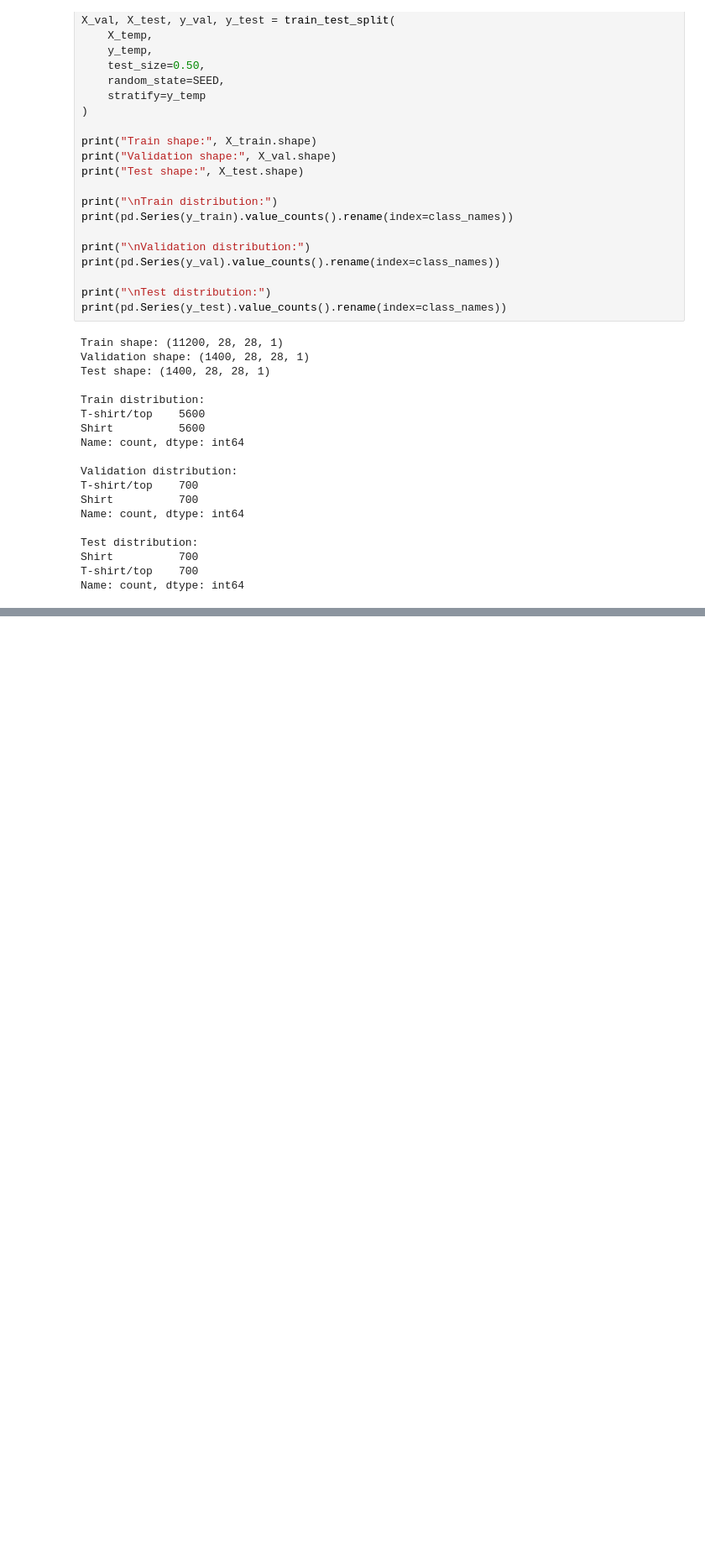
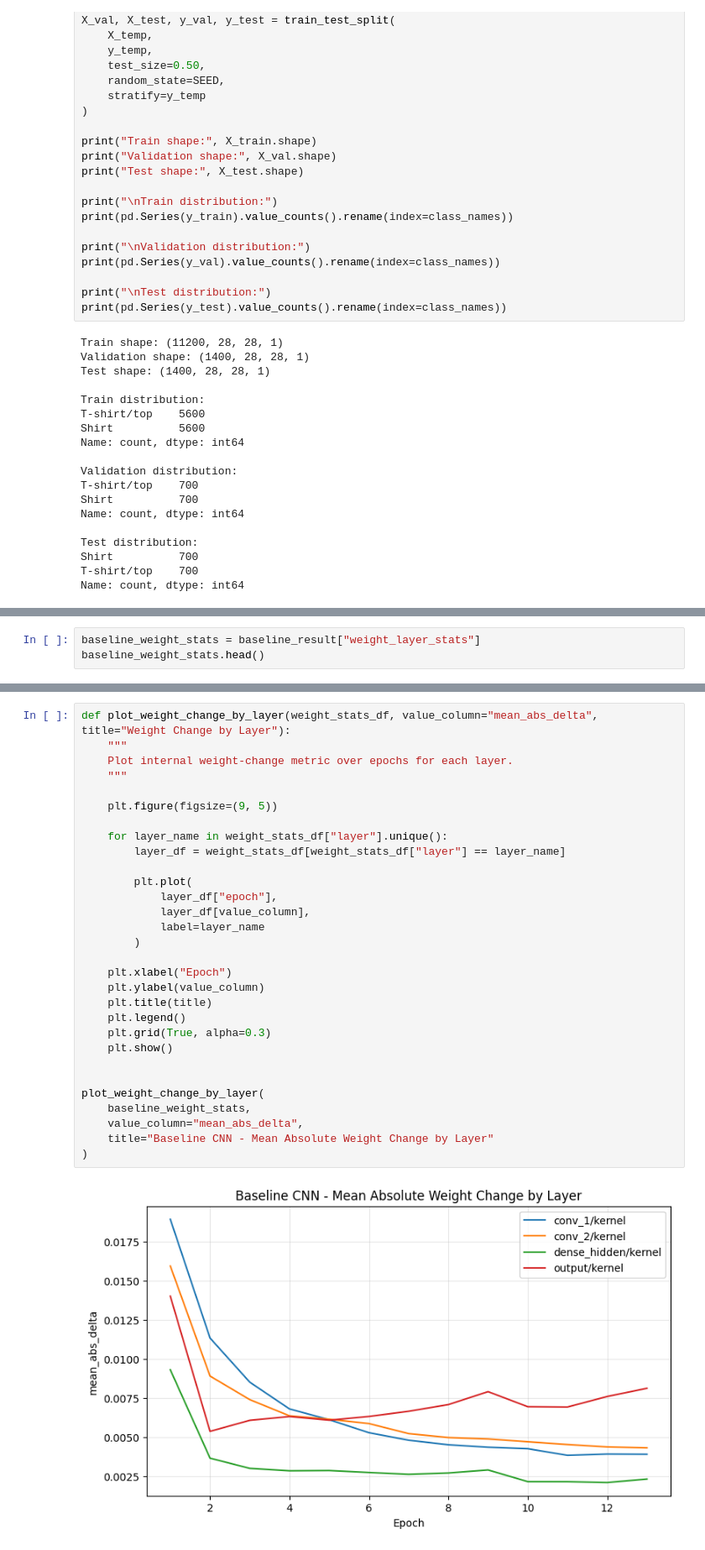
Before and after one commit to davidazimov069-maker/DeepLearning, a Jupyter notebook: FinalProject/DLFinalProject_DavidAviad.ipynb, the cells around one changed output, grey strips where cells are left out. Shown at 84% size. Drawn from its saved outputs; the diff is of its cells as text; blank space fills up the shorter version.

```diff
--- a/FinalProject/DLFinalProject_DavidAviad.ipynb
+++ b/FinalProject/DLFinalProject_DavidAviad.ipynb
@@ -1128,0 +1595,3 @@ plot_cnn_architecture()
+# %%
+baseline_weight_stats = baseline_result["weight_layer_stats"]
+baseline_weight_stats.head()
@@ -1128,0 +1605,32 @@ plot_cnn_architecture()
+# %%
+def plot_weight_change_by_layer(weight_stats_df, value_column="mean_abs_delta", title="Weight Change by Layer"):
+    """
+    Plot internal weight-change metric over epochs for each layer.
+    """
+
+    plt.figure(figsize=(9, 5))
+
+    for layer_name in weight_stats_df["layer"].unique():
+        layer_df = weight_stats_df[weight_stats_df["layer"] == layer_name]
+
+        plt.plot(
+            layer_df["epoch"],
+            layer_df[value_column],
+            label=layer_name
+        )
+
+    plt.xlabel("Epoch")
+    plt.ylabel(value_column)
+    plt.title(title)
+    plt.legend()
+    plt.grid(True, alpha=0.3)
+    plt.show()
+
+
+plot_weight_change_by_layer(
+    baseline_weight_stats,
+    value_column="mean_abs_delta",
+    title="Baseline CNN - Mean Absolute Weight Change by Layer"
+)
+# %% [output]
+[figure, added]
```
Also changed, not shown: parts of 40 cells of this notebook.
